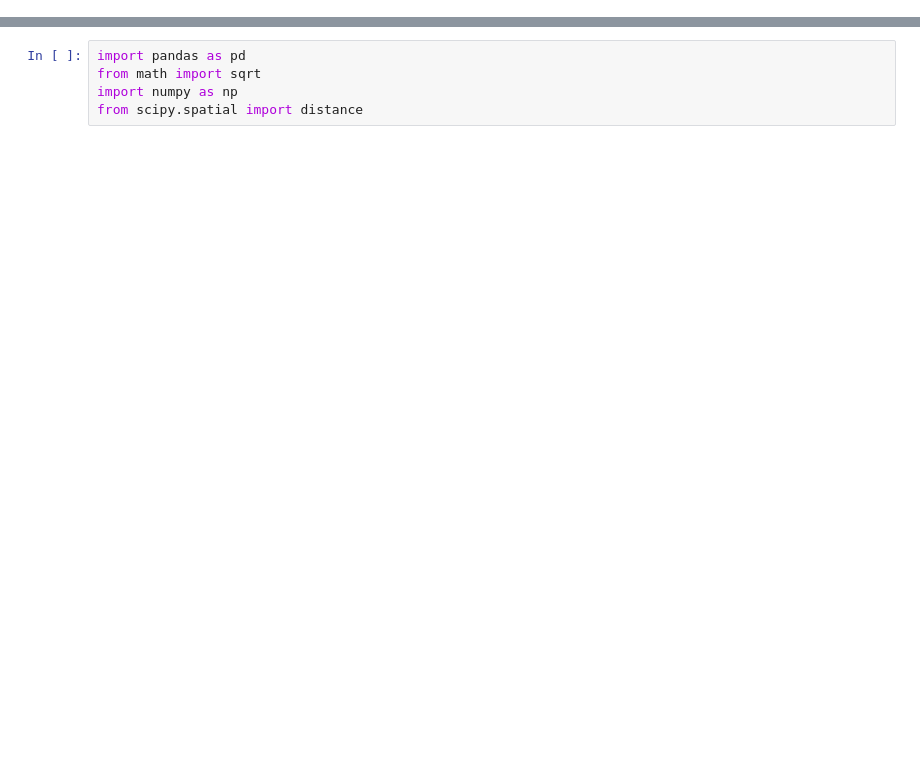
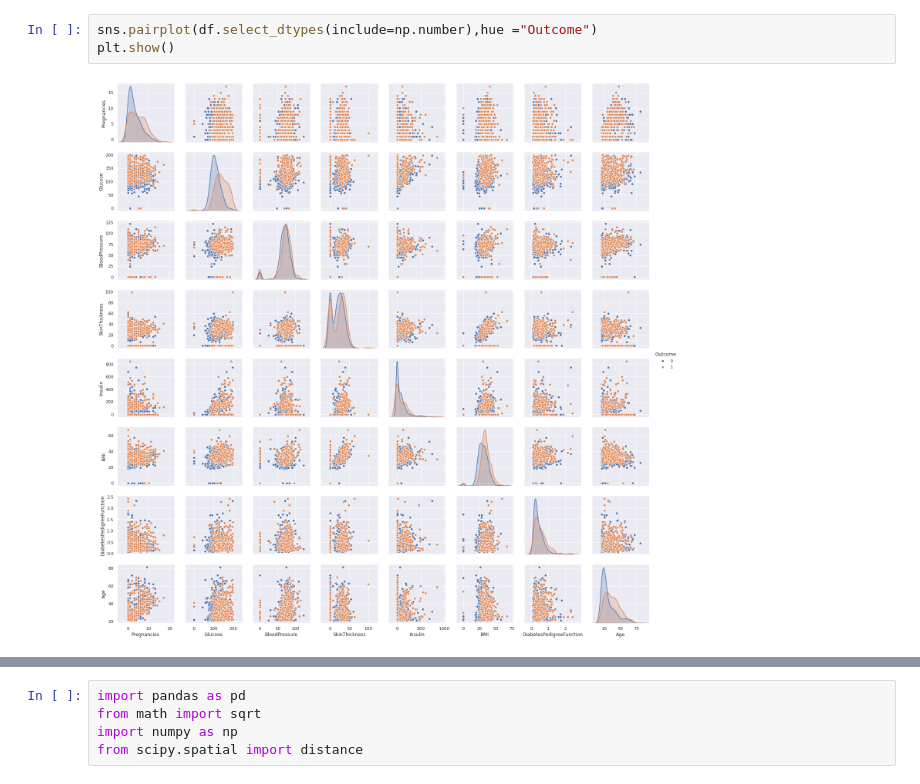
Before and after one commit to pysaurav/ML-Track, a Jupyter notebook: KNN.ipynb, the cells around one changed output, grey strips where cells are left out. Saved outputs shown, nothing was run; the diff lists cells and outputs as text; blank space fills up the shorter version.

```diff
--- a/KNN.ipynb
+++ b/KNN.ipynb
@@ -2,0 +52,5 @@
+# %%
+sns.pairplot(df.select_dtypes(include=np.number),hue ="Outcome")
+plt.show()
+# %% [output]
+[figure, added]
```
Also changed, not shown: parts of 22 cells of this notebook.
